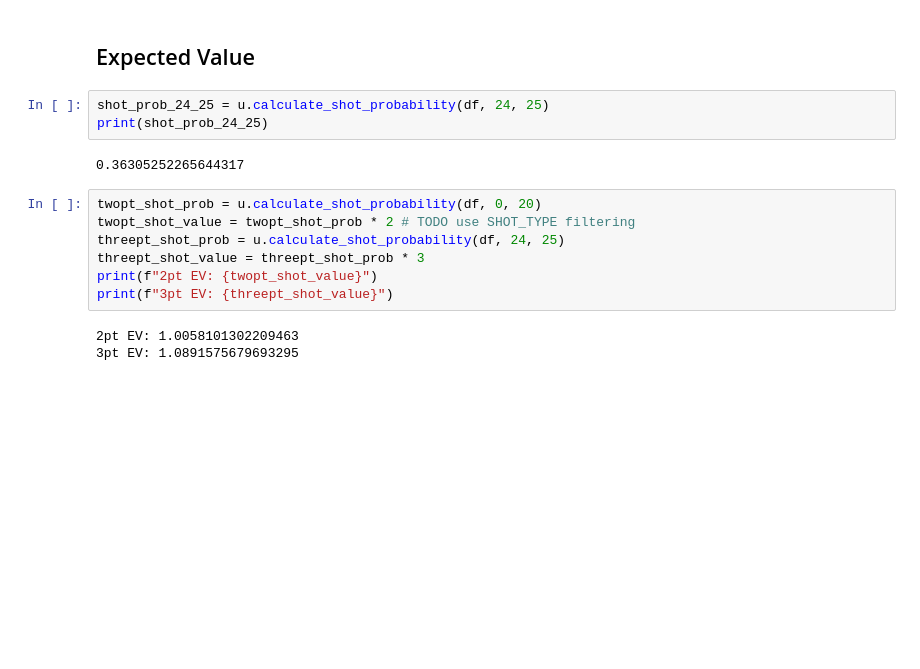
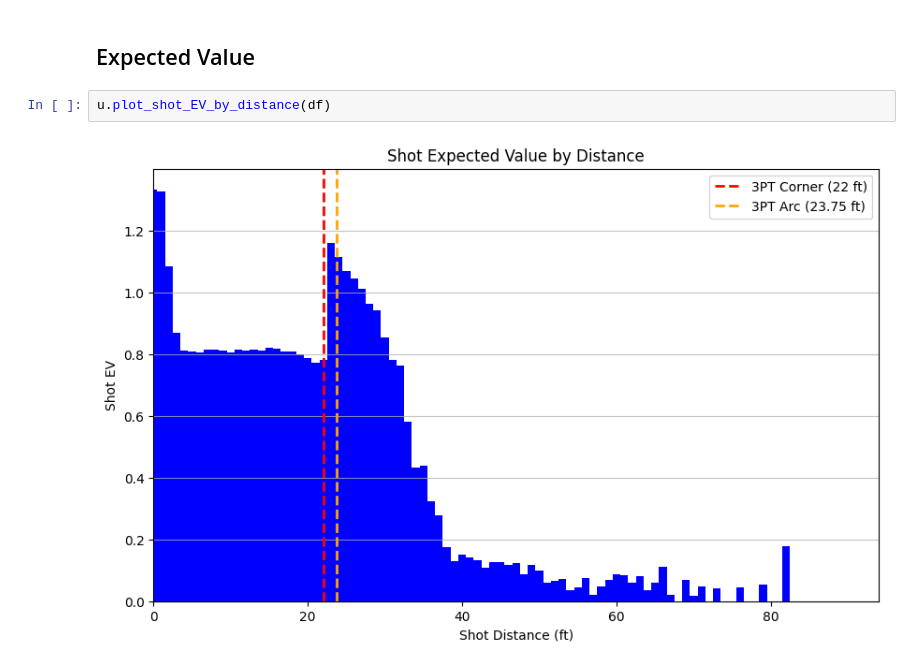
Before and after one commit to qghop/NBA-Re-Scoring, a Jupyter notebook: nba_re-scoring.ipynb, the cells around one changed output. Cells and saved outputs as stored; diff of their text form; blank space fills up the shorter version.

Commit message:
Expected Value Calculations

```diff
--- a/nba_re-scoring.ipynb
+++ b/nba_re-scoring.ipynb
@@ -71,18 +71,7 @@ u.plot_shot_prob_by_distance(df)
 [figure]
 # %% [markdown]
 ## Expected Value
-# %%
-shot_prob_24_25 = u.calculate_shot_probability(df, 24, 25)
-print(shot_prob_24_25)
-# %% [output]
-0.36305252265644317
-# %%
-twopt_shot_prob = u.calculate_shot_probability(df, 0, 20)
-twopt_shot_value = twopt_shot_prob * 2 # TODO use SHOT_TYPE filtering
-threept_shot_prob = u.calculate_shot_probability(df, 24, 25)
-threept_shot_value = threept_shot_prob * 3
-print(f"2pt EV: {twopt_shot_value}")
-print(f"3pt EV: {threept_shot_value}")
-# %% [output]
-2pt EV: 1.0058101302209463
-3pt EV: 1.0891575679693295
+# %%
+u.plot_shot_EV_by_distance(df)
+# %% [output]
+[figure, added]
```
Also changed, not shown: parts of 5 cells of this notebook, 1 other file.
